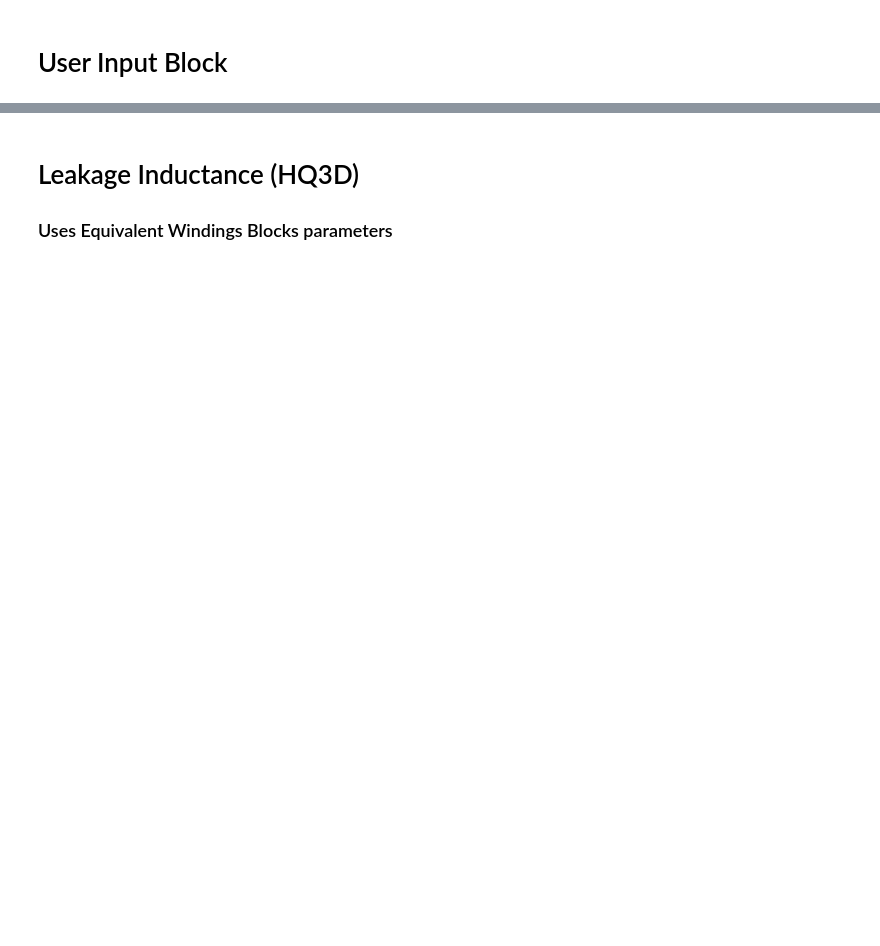
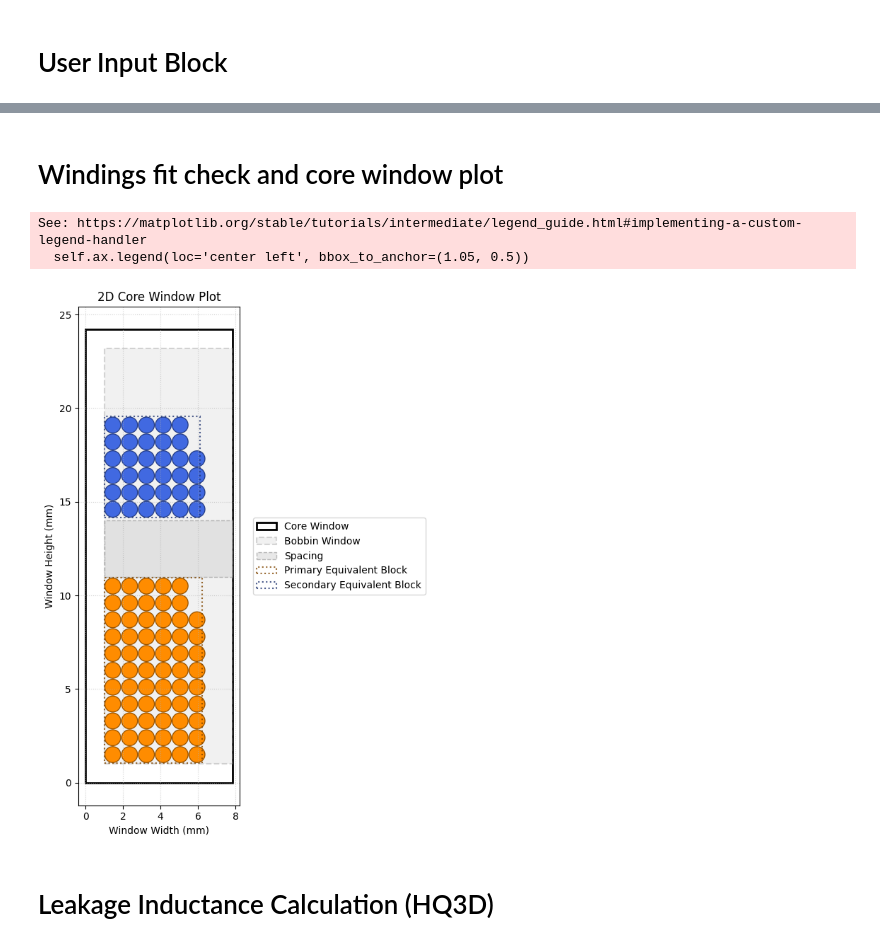
Before and after one commit to Joshua-Neusser/Magnetics-Modeling, a Jupyter notebook: Complete_Example.ipynb, the cells around one changed output, grey strips where cells are left out. Drawn from its saved outputs; the diff is of its cells as text; code cells hidden in the pictures; blank space fills up the shorter version.

Commit message:
updated complete example and added "core_window_dimensions" auxiliary function

```diff
--- a/Complete_Example.ipynb
+++ b/Complete_Example.ipynb
@@ -141,4 +91,42 @@ See: https://matplotlib.org/stable/tutorials/intermediate/legend_guide.html#impl
+# %% [markdown]
+# Windings fit check and core window plot
+# %%
+# EXEMPLO ETD34 No. 4
+
+# 1. Core window dimensions are defined based on the selected core from the database
+WindowWidth, WindowHeight = core_window_dimensions(SelectedCore)
+
+# 2. Fit Check is done and windings parameters are calculated
+WindingsParameters = WindingMaker(WindowWidth, WindowHeight, BobbinType, BobbinThickness,
+                 NumberOfTurns_1, NumberOfTurns_2,
+                 ConductorDiameter_1, InsulationThickness_1,
+                 ConductorDiameter_2, InsulationThickness_2,
+                 WindingsSpacing, PrimaryHeight, InterSectionSpacing, SecondaryHeight,
+                 SecondaryYAlign, PrimaryYAlignSplit, SecondaryYAlignSplit)
+
+# 3.
+TurnsCoordinates = WindingsParameters.get_all_coordinates()
+EquivalentWindingsBlocks = WindingsParameters.get_equivalent_dims()
+
+# 4. Core Window Plot
+CoreWindowPlot = TransformerPlotter(
+    WindowWidth, WindowHeight,
+    BobbinThickness, BobbinType,
+    PrimaryHeight, InterSectionSpacing
+)
+
+CoreWindowPlot.plot_geometry(
+    coordinates=TurnsCoordinates,
+    winding_dims=EquivalentWindingsBlocks,
+    ConductorDiameter_1=ConductorDiameter_1, InsulationThickness_1=InsulationThickness_1,
+    ConductorDiameter_2=ConductorDiameter_2, InsulationThickness_2=InsulationThickness_2
+)
+
+CoreWindowPlot.finalize_and_show()
+# %% [output]
+See: https://matplotlib.org/stable/tutorials/intermediate/legend_guide.html#implementing-a-custom-legend-handler
+  self.ax.legend(loc='center left', bbox_to_anchor=(1.05, 0.5))
+[figure, added]
 # %% [markdown]
-# Leakage Inductance (HQ3D)
-### Uses Equivalent Windings Blocks parameters
+# Leakage Inductance Calculation (HQ3D)
 # %%
```
Also changed, not shown: parts of 7 cells of this notebook, 4 other files.
